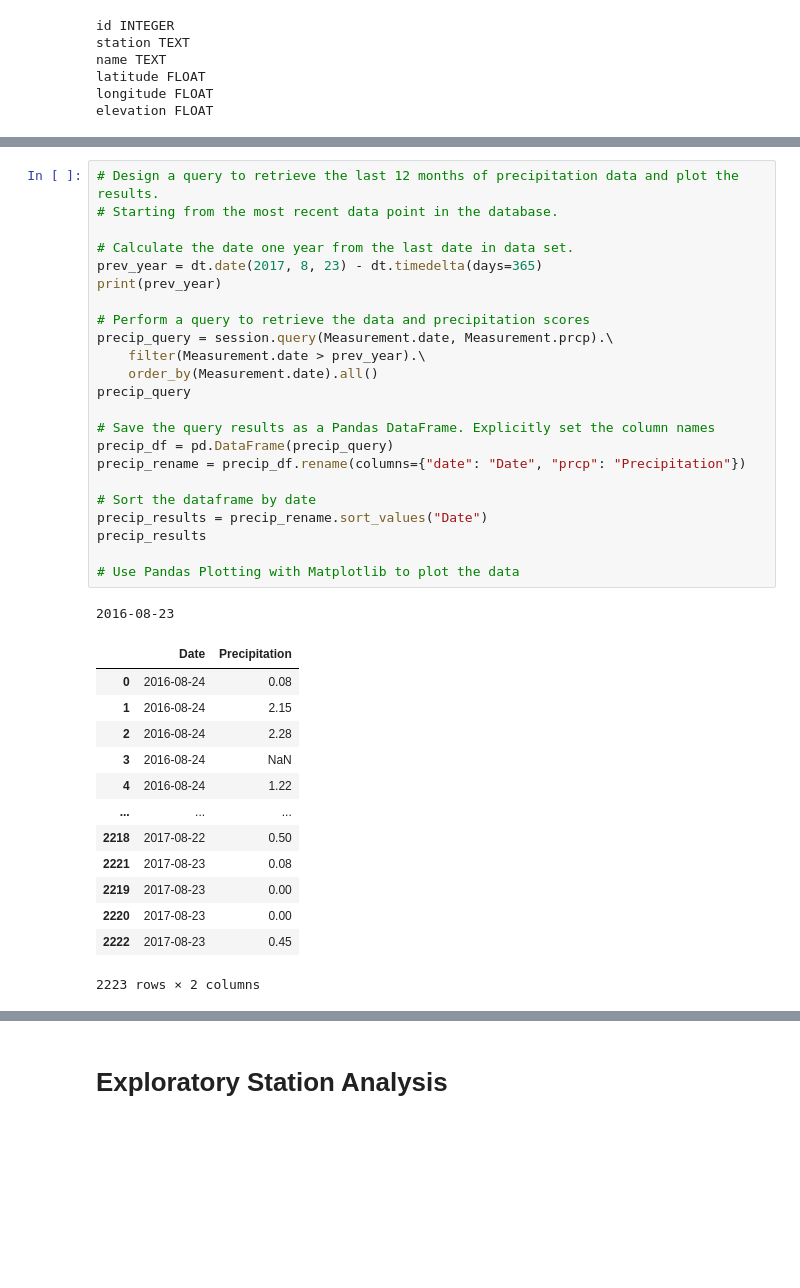
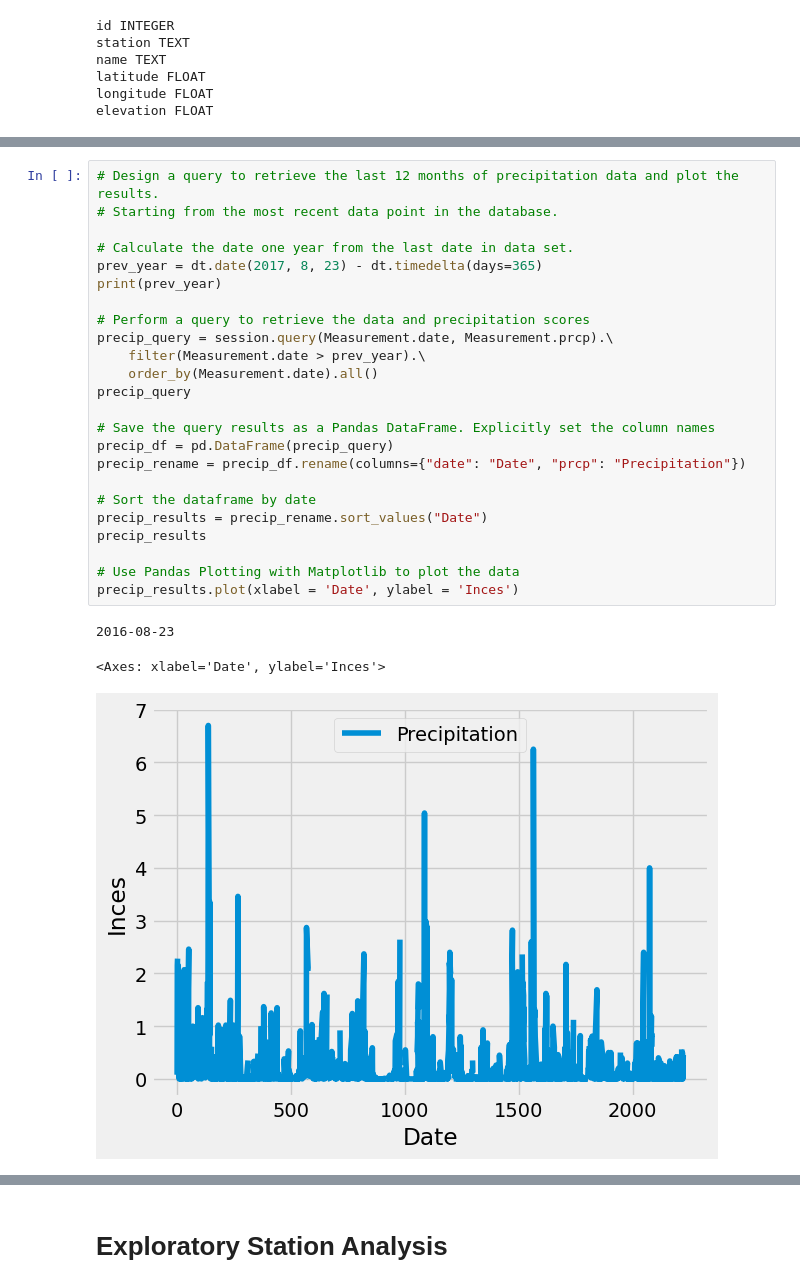
Before and after one commit to amaramh10/Hawaiian_Climate, a Jupyter notebook: Hawaiian Climate/climate_starter.ipynb, the cells around one changed output, grey strips where cells are left out. Cells and saved outputs as stored; diff of their text form; blank space fills up the shorter version.

```diff
--- a/Hawaiian Climate/climate_starter.ipynb
+++ b/Hawaiian Climate/climate_starter.ipynb
@@ -72,40 +72,30 @@ recent_date = session.query(Measurement.date)
 # %%
 # Design a query to retrieve the last 12 months of precipitation data and plot the results.
 # Starting from the most recent data point in the database.
 
 # Calculate the date one year from the last date in data set.
 prev_year = dt.date(2017, 8, 23) - dt.timedelta(days=365)
 print(prev_year)
 
 # Perform a query to retrieve the data and precipitation scores
 precip_query = session.query(Measurement.date, Measurement.prcp).\
     filter(Measurement.date > prev_year).\
     order_by(Measurement.date).all()
 precip_query
 
 # Save the query results as a Pandas DataFrame. Explicitly set the column names
 precip_df = pd.DataFrame(precip_query)
 precip_rename = precip_df.rename(columns={"date": "Date", "prcp": "Precipitation"})
 
 # Sort the dataframe by date
 precip_results = precip_rename.sort_values("Date")
 precip_results
 
 # Use Pandas Plotting with Matplotlib to plot the data
+precip_results.plot(xlabel = 'Date', ylabel = 'Inces')
 # %% [output]
 2016-08-23
-|  | Date | Precipitation |
-| 0 | 2016-08-24 | 0.08 |
-| 1 | 2016-08-24 | 2.15 |
-| 2 | 2016-08-24 | 2.28 |
-| 3 | 2016-08-24 | NaN |
-| 4 | 2016-08-24 | 1.22 |
-| ... | ... | ... |
-| 2218 | 2017-08-22 | 0.50 |
-| 2221 | 2017-08-23 | 0.08 |
-| 2219 | 2017-08-23 | 0.00 |
-| 2220 | 2017-08-23 | 0.00 |
-| 2222 | 2017-08-23 | 0.45 |
-2223 rows × 2 columns
+<Axes: xlabel='Date', ylabel='Inces'>
+[figure, added]
 # %%
 # Use Pandas to calculate the summary statistics for the precipitation data
```
Also changed, not shown: parts of 7 cells of this notebook, 1 other file.
